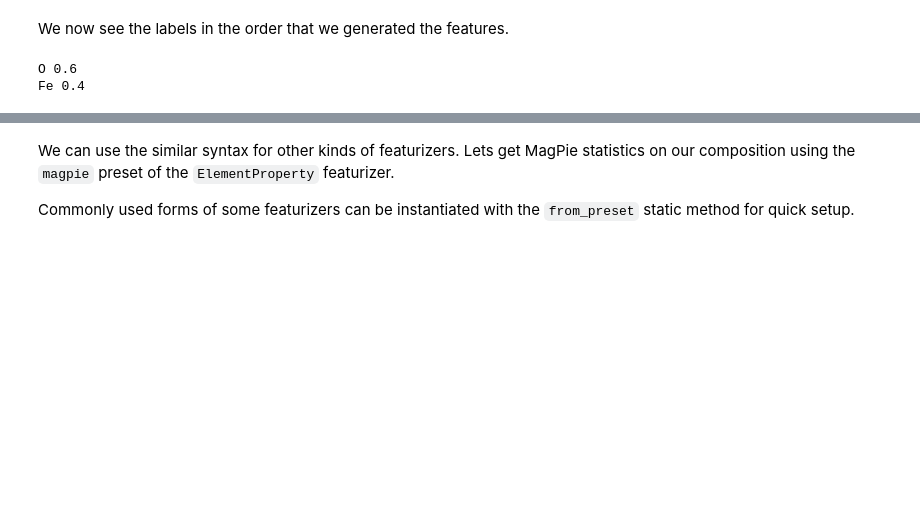
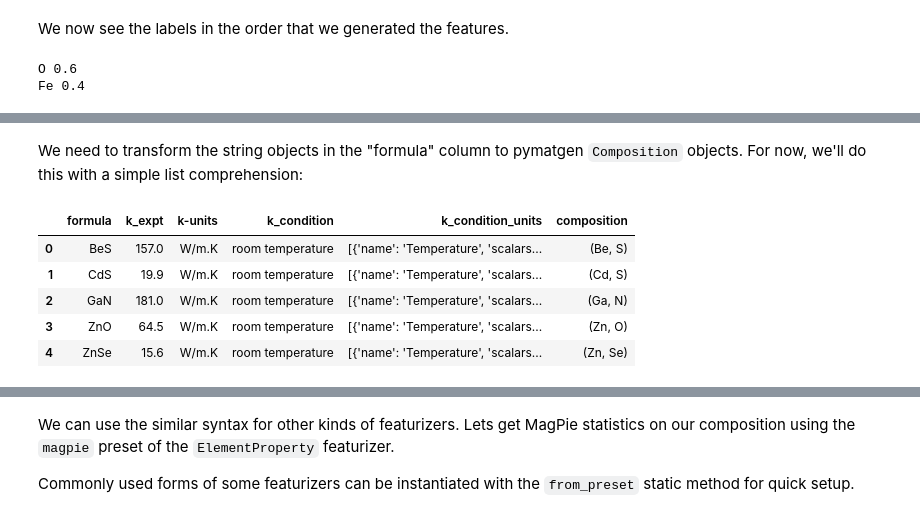
Before and after one commit to materialsproject/workshop, a Jupyter notebook: lessons/matminer/unit-2-notes.ipynb, the cells around one changed output, grey strips where cells are left out. Cells and saved outputs as stored; diff of their text form; code cells hidden in the pictures; blank space fills up the shorter version.

```diff
--- a/lessons/matminer/unit-2-notes.ipynb
+++ b/lessons/matminer/unit-2-notes.ipynb
@@ -76,0 +101,13 @@ Fe 0.4
+# %% [markdown]
+We need to transform the string objects in the "formula" column to pymatgen `Composition` objects. For now, we'll do this with a simple list comprehension:
+# %%
+df["composition"] = [Composition(f) for f in df["formula"]]
+
+df.head()
+# %% [output]
+|  | formula | k_expt | k-units | k_condition | k_condition_units | composition |
+| 0 | BeS | 157.0 | W/m.K | room temperature | [{'name': 'Temperature', 'scalars... | (Be, S) |
+| 1 | CdS | 19.9 | W/m.K | room temperature | [{'name': 'Temperature', 'scalars... | (Cd, S) |
+| 2 | GaN | 181.0 | W/m.K | room temperature | [{'name': 'Temperature', 'scalars... | (Ga, N) |
+| 3 | ZnO | 64.5 | W/m.K | room temperature | [{'name': 'Temperature', 'scalars... | (Zn, O) |
+| 4 | ZnSe | 15.6 | W/m.K | room temperature | [{'name': 'Temperature', 'scalars... | (Zn, Se) |
```
Also changed, not shown: parts of 4 cells of this notebook.
